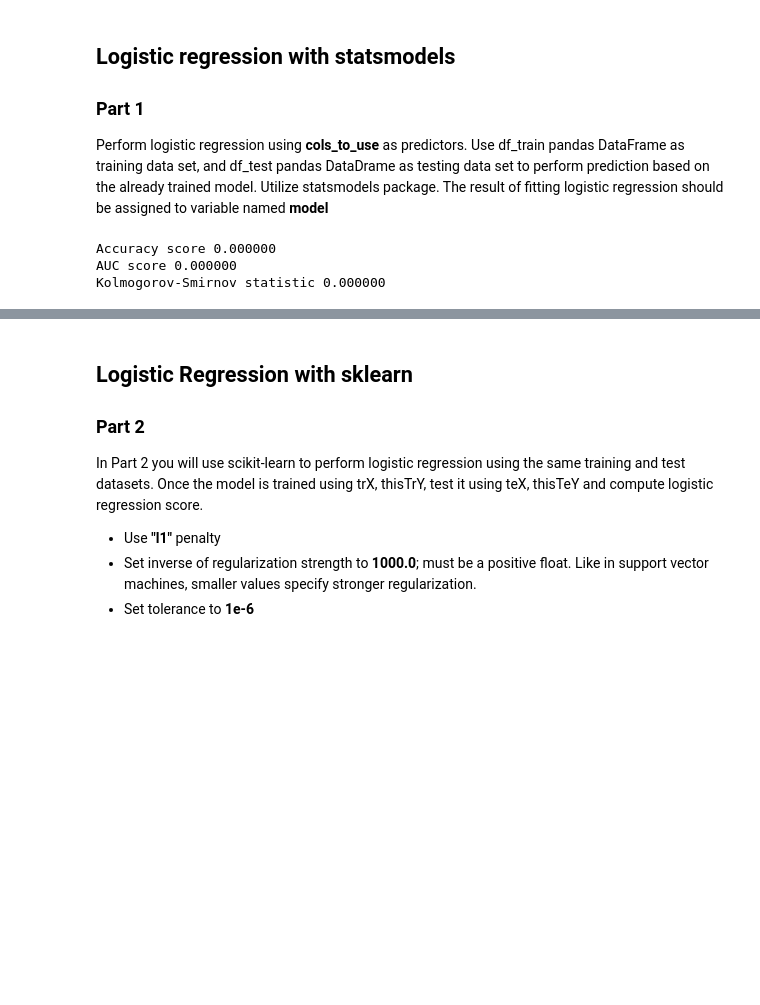
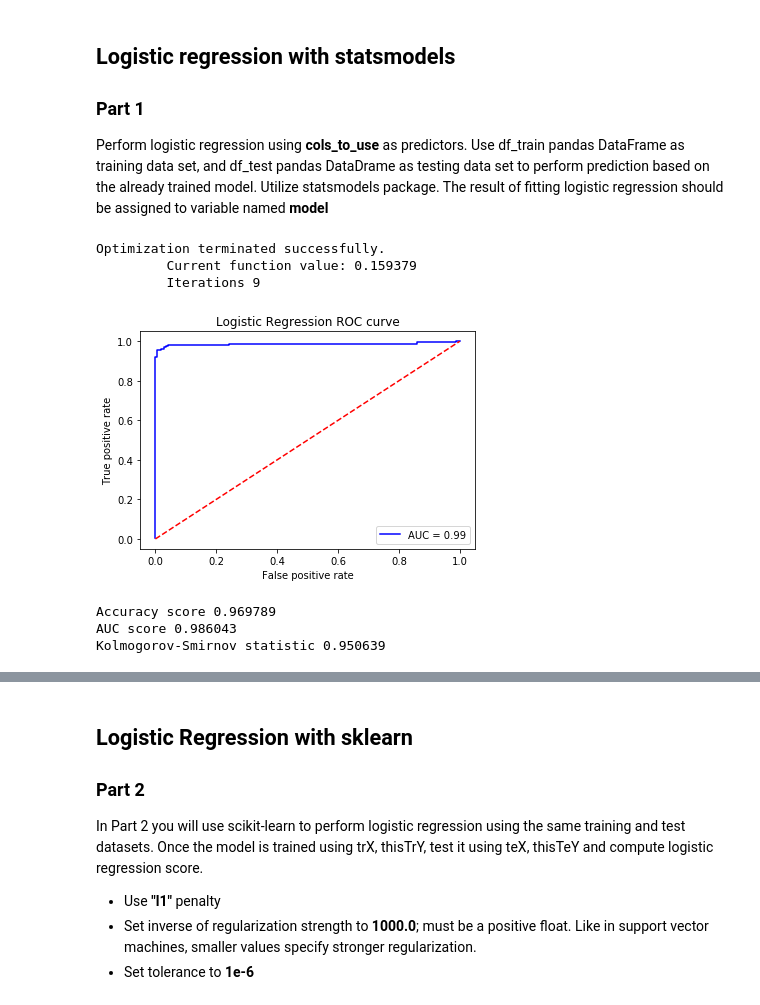
Before and after one commit to iamishalkin/MLandRLinFinance, a Jupyter notebook: 1course/m1-ex4/Bank_failure_m1_ex4_v4.ipynb, the cells around one changed output, grey strips where cells are left out. Cells and saved outputs as stored; diff of their text form; code cells hidden in the pictures; blank space fills up the shorter version.

```diff
--- a/1course/m1-ex4/Bank_failure_m1_ex4_v4.ipynb
+++ b/1course/m1-ex4/Bank_failure_m1_ex4_v4.ipynb
@@ -225,32 +228,37 @@ model = None
 df_train['const'] = 1
 
 ### START CODE HERE ### (≈ 3 lines of code)
-# ....
-
+model = sm.Logit(y_train, df_train[cols_to_use])
+model = model.fit()
 
 ### END CODE HERE ###
+# %% [output]
+Optimization terminated successfully.
+         Current function value: 0.159379
+         Iterations 9
 # %%
 # prediction
 predicted_sm = np.array([])
 
 ### START CODE HERE ### (≈ 3 lines of code)
-
+predicted_sm = model.predict(df_test[cols_to_use])
 
 ### END CODE HERE ###
 
 threshold = 0.5
 predicted_binary = (predicted_sm > threshold).astype(int)
 auc_score, accuracy_score, ks = calc_metrics(model, df_test[cols_to_use], df_test.defaulter)
 
 print('Accuracy score %f' % accuracy_score)
 print('AUC score %f' % auc_score)
 print('Kolmogorov-Smirnov statistic %f' % ks)
 
 # note that here teY[:,0] is the same as df_test.default_within_1Y
 # %% [output]
+[figure, added]
-Accuracy score 0.000000
-AUC score 0.000000
-Kolmogorov-Smirnov statistic 0.000000
+Accuracy score 0.969789
+AUC score 0.986043
+Kolmogorov-Smirnov statistic 0.950639
 # %%
 ### GRADED PART (DO NOT EDIT) ###
 part_1=[accuracy_score, auc_score, ks]
```
Also changed, not shown: parts of 17 cells of this notebook.
